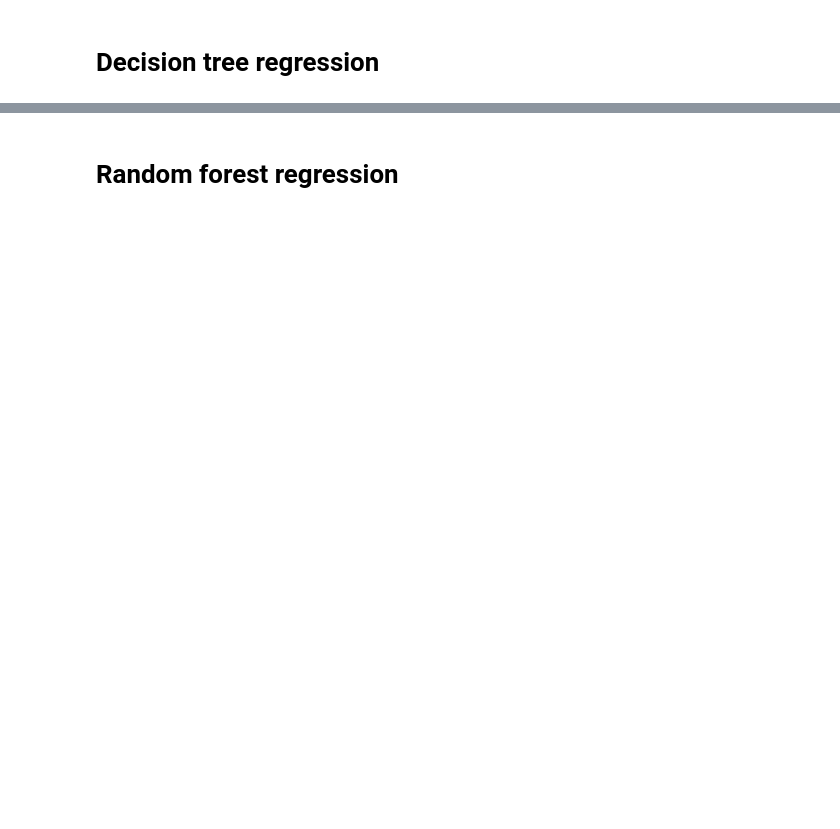
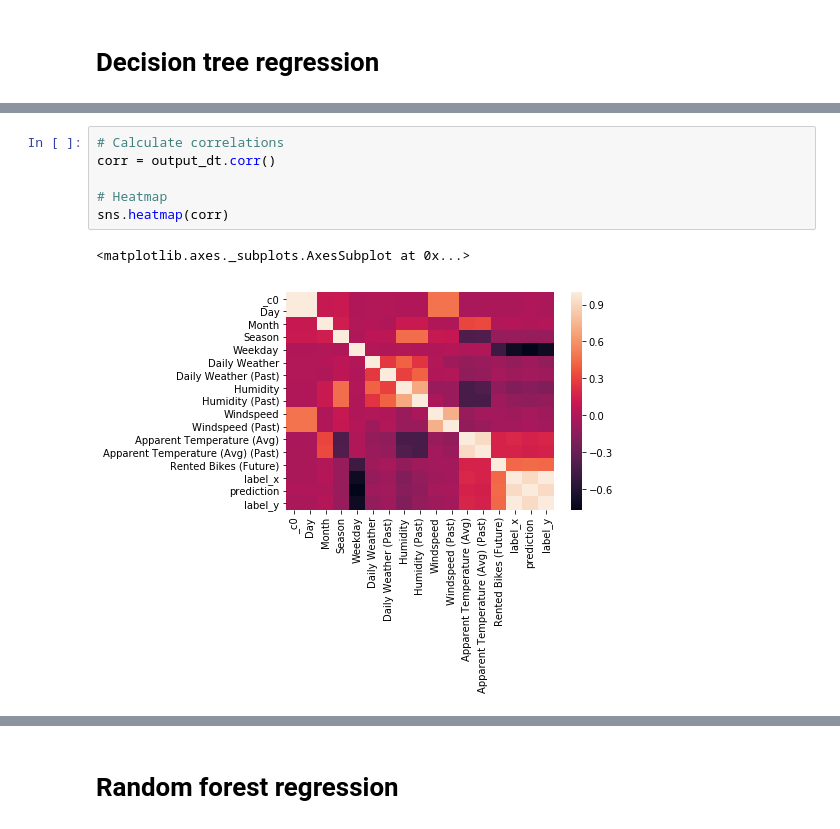
Before and after one commit to dataBikeHsUlm/MapReduce, a Jupyter notebook: Data_Profiling/spark_algorthms.ipynb, the cells around one changed output, grey strips where cells are left out. Drawn from its saved outputs; the diff is of its cells as text; blank space fills up the shorter version.

```diff
--- a/Data_Profiling/spark_algorthms.ipynb
+++ b/Data_Profiling/spark_algorthms.ipynb
@@ -466,0 +446,9 @@ DecisionTreeRegressionModel (uid=DecisionTreeRegressor_58ea3674f6aa) of depth 5
+# %%
+# Calculate correlations
+corr = output_dt.corr()
+
+# Heatmap
+sns.heatmap(corr)
+# %% [output]
+<matplotlib.axes._subplots.AxesSubplot at 0x...>
+[figure, added]
```
Also changed, not shown: parts of 71 cells of this notebook.
